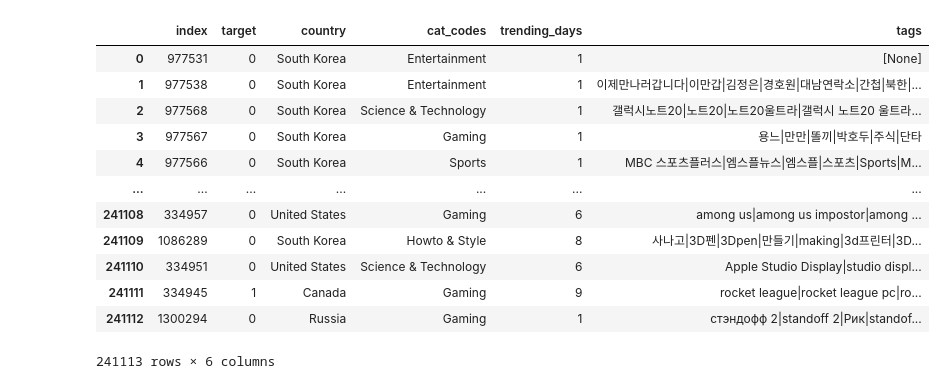
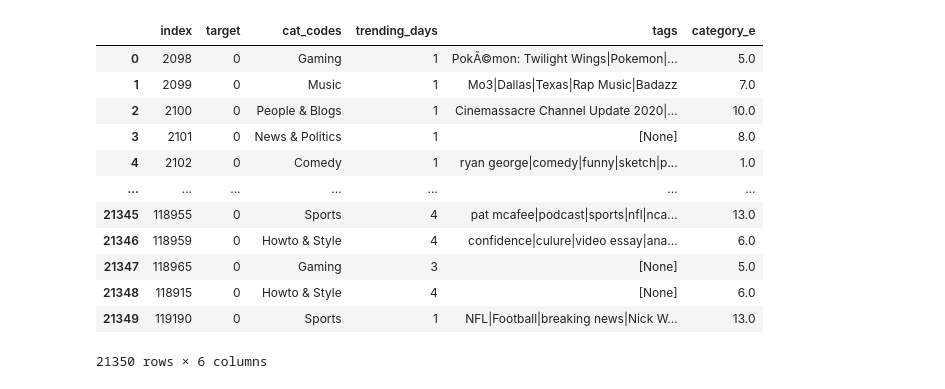
Before and after one commit to chrissconner84/MICA_P3, a Jupyter notebook: nlp_model_data_clean.ipynb, the cells around one changed output. Saved outputs shown, nothing was run; the diff lists cells and outputs as text; code cells hidden in the pictures.

```diff
--- a/nlp_model_data_clean.ipynb
+++ b/nlp_model_data_clean.ipynb
@@ -133,7 +133,7 @@ ru_df['country'] = 'Russia'
 # %%
 #concat all 11 csv's
-
-ind_dfs = [us_df, br_df, ca_df, de_df, fr_df, gb_df, in_df, jp_df, kr_df, mx_df, ru_df]
+ind_dfs = [us_df]
+# ind_dfs = [us_df, br_df, ca_df, de_df, fr_df, gb_df, in_df, jp_df, kr_df, mx_df, ru_df]
 main_df = pd.concat(ind_dfs)
 # %%
 # remove unwanted pipes from tags with .split()
@@ -154,2 +169,6 @@ main_df = main_df.drop_duplicates(subset = 'video_id', keep='last')
+# %%
+from sklearn.preprocessing import LabelEncoder
+encoder = LabelEncoder()
+main_df['category_e'] = (encoder.fit_transform(main_df.cat_codes.values)).astype(float)
 # %%
-main_df['target'] = (main_df['trending_days'] > 8).astype(int)
+main_df['target'] = (main_df['trending_days'] > 4).astype(int)
@@ -156,20 +191,20 @@ main_df['target'] = (main_df['trending_days'] > 8).astype(int)
 # %%
 ############ dataframe for tags nlp model #######################
-
-tags_df = main_df[['target', 'country', 'cat_codes', 'trending_days', 'tags']].reset_index()
+# add country when needed
+tags_df = main_df[['target', 'cat_codes', 'trending_days', 'tags','category_e']].reset_index()
 tags_df
 # %% [output]
-|  | index | target | country | cat_codes | trending_days | tags |
-| 0 | 977531 | 0 | South Korea | Entertainment | 1 | [None] |
-| 1 | 977538 | 0 | South Korea | Entertainment | 1 | 이제만나러갑니다|이만갑|김정은|경호원|대남연락소|간첩|북한|... |
-| 2 | 977568 | 0 | South Korea | Science & Technology | 1 | 갤럭시노트20|노트20|노트20울트라|갤럭시 노트20 울트라... |
-| 3 | 977567 | 0 | South Korea | Gaming | 1 | 용느|만만|똘끼|박호두|주식|단타 |
-| 4 | 977566 | 0 | South Korea | Sports | 1 | MBC 스포츠플러스|엠스플뉴스|엠스플|스포츠|Sports|M... |
+|  | index | target | cat_codes | trending_days | tags | category_e |
+| 0 | 2098 | 0 | Gaming | 1 | PokÃ©mon: Twilight Wings|Pokemon|... | 5.0 |
+| 1 | 2099 | 0 | Music | 1 | Mo3|Dallas|Texas|Rap Music|Badazz | 7.0 |
+| 2 | 2100 | 0 | People & Blogs | 1 | Cinemassacre Channel Update 2020|... | 10.0 |
+| 3 | 2101 | 0 | News & Politics | 1 | [None] | 8.0 |
+| 4 | 2102 | 0 | Comedy | 1 | ryan george|comedy|funny|sketch|p... | 1.0 |
 | ... | ... | ... | ... | ... | ... | ... |
-| 241108 | 334957 | 0 | United States | Gaming | 6 | among us|among us impostor|among ... |
-| 241109 | 1086289 | 0 | South Korea | Howto & Style | 8 | 사나고|3D펜|3Dpen|만들기|making|3d프린터|3D... |
-| 241110 | 334951 | 0 | United States | Science & Technology | 6 | Apple Studio Display|studio displ... |
-| 241111 | 334945 | 1 | Canada | Gaming | 9 | rocket league|rocket league pc|ro... |
-| 241112 | 1300294 | 0 | Russia | Gaming | 1 | стэндофф 2|standoff 2|Рик|standof... |
+| 21345 | 118955 | 0 | Sports | 4 | pat mcafee|podcast|sports|nfl|nca... | 13.0 |
+| 21346 | 118959 | 0 | Howto & Style | 4 | confidence|culure|video essay|ana... | 6.0 |
+| 21347 | 118965 | 0 | Gaming | 3 | [None] | 5.0 |
+| 21348 | 118915 | 0 | Howto & Style | 4 | [None] | 6.0 |
+| 21349 | 119190 | 0 | Sports | 1 | NFL|Football|breaking news|Nick W... | 13.0 |
-241113 rows × 6 columns
+21350 rows × 6 columns
 # %%
```
Also changed, not shown: parts of 7 cells of this notebook.
